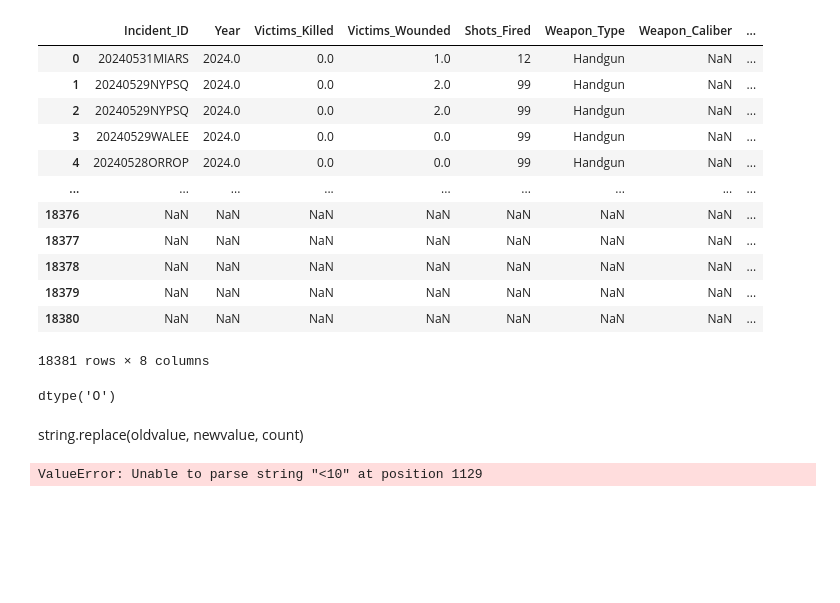
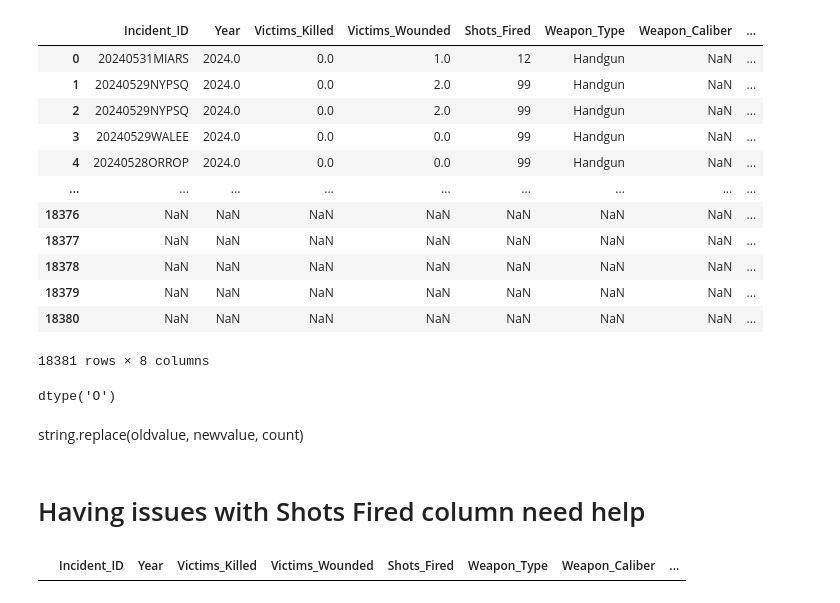
Before and after one commit to AdellAD4/U.S._Gun_Violence_DA11_Capstone_Project, a Jupyter notebook: notebooks/AAD_DA11_Capstone.ipynb, the cells around one changed output. Drawn from its saved outputs; the diff is of its cells as text; code cells hidden in the pictures; blank space fills up the shorter version.

Commit message:
Still having issues with shots fired column

```diff
--- a/notebooks/AAD_DA11_Capstone.ipynb
+++ b/notebooks/AAD_DA11_Capstone.ipynb
@@ -1003,9 +1000,9 @@ weapons['Shots_Fired'].dtype
 dtype('O')
 # %% [markdown]
 string.replace(oldvalue, newvalue, count)
+# %% [markdown]
+# Having issues with Shots Fired column need help
 # %%
-weapons['Shots_Fired']= weapons['Shots_Fired'].replace('>10','11')
+weapons['Shots_Fired'] = weapons['Shots_Fired'].replace('>10','10', inplace= True)
 # %%
 weapons['Shots_Fired'] = pd.to_numeric(weapons['Shots_Fired'])
-# %% [output]
-ValueError: Unable to parse string "<10" at position 1129
@@ -1011,0 +1012,4 @@ ValueError: Unable to parse string "<10" at position 1129
+# %%
+weapons.loc[weapons['Shots_Fired'] == 10]
+# %% [output]
+|  | Incident_ID | Year | Victims_Killed | Victims_Wounded | Shots_Fired | Weapon_Type | Weapon_Caliber | ... |
```
Also changed, not shown: parts of 2 cells of this notebook.
